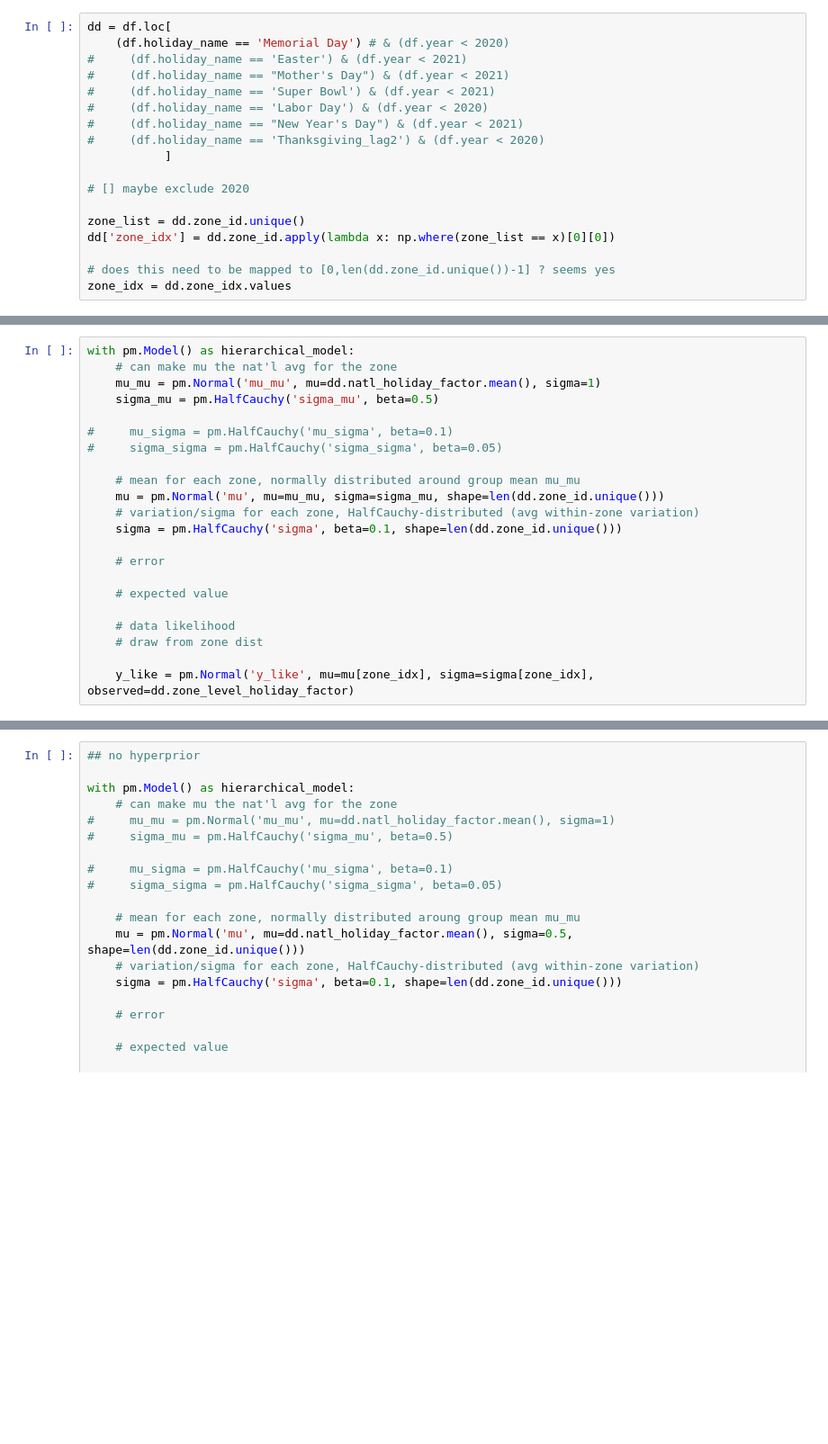
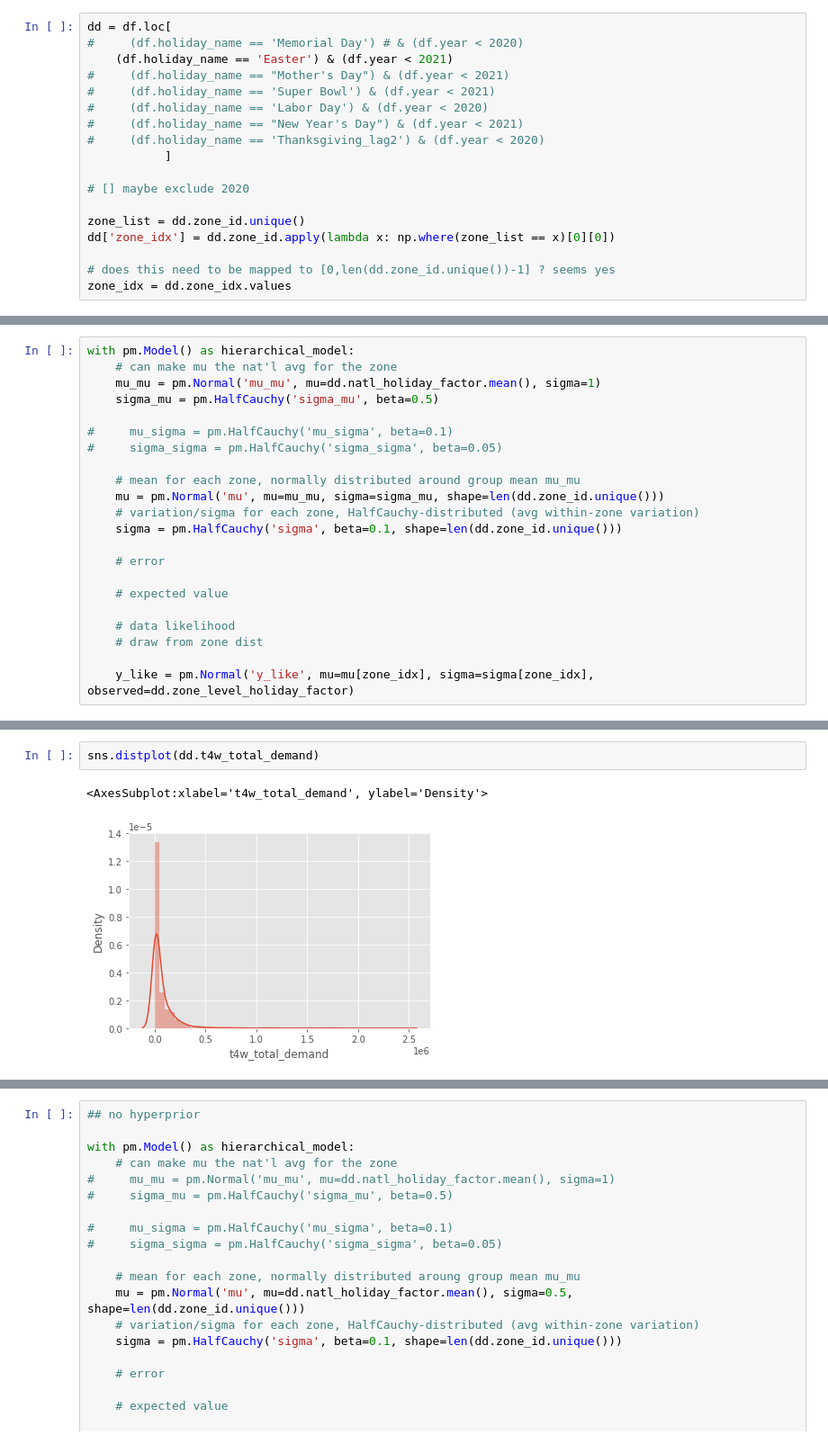
Before and after one commit to soreasy/bayesian_hierarchical_models, a Jupyter notebook: Holiday Effects - Demand Side.ipynb, the cells around one changed output, grey strips where cells are left out. Shown at 90% size. Cells and saved outputs as stored; diff of their text form; blank space fills up the shorter version.

```diff
--- a/Holiday Effects - Demand Side.ipynb
+++ b/Holiday Effects - Demand Side.ipynb
@@ -238,8 +238,8 @@ plt.show()
 [figure]
 # %%
 dd = df.loc[
-    (df.holiday_name == 'Memorial Day') # & (df.year < 2020)
-#     (df.holiday_name == 'Easter') & (df.year < 2021)
+#     (df.holiday_name == 'Memorial Day') # & (df.year < 2020)
+    (df.holiday_name == 'Easter') & (df.year < 2021)
 #     (df.holiday_name == "Mother's Day") & (df.year < 2021)
 #     (df.holiday_name == 'Super Bowl') & (df.year < 2021)
 #     (df.holiday_name == 'Labor Day') & (df.year < 2020)
@@ -322,0 +351,5 @@ with pm.Model() as hierarchical_model:
+# %%
+sns.distplot(dd.t4w_total_demand)
+# %% [output]
+<AxesSubplot:xlabel='t4w_total_demand', ylabel='Density'>
+[figure, added]
```
Also changed, not shown: parts of 16 cells of this notebook, 1 other file.
